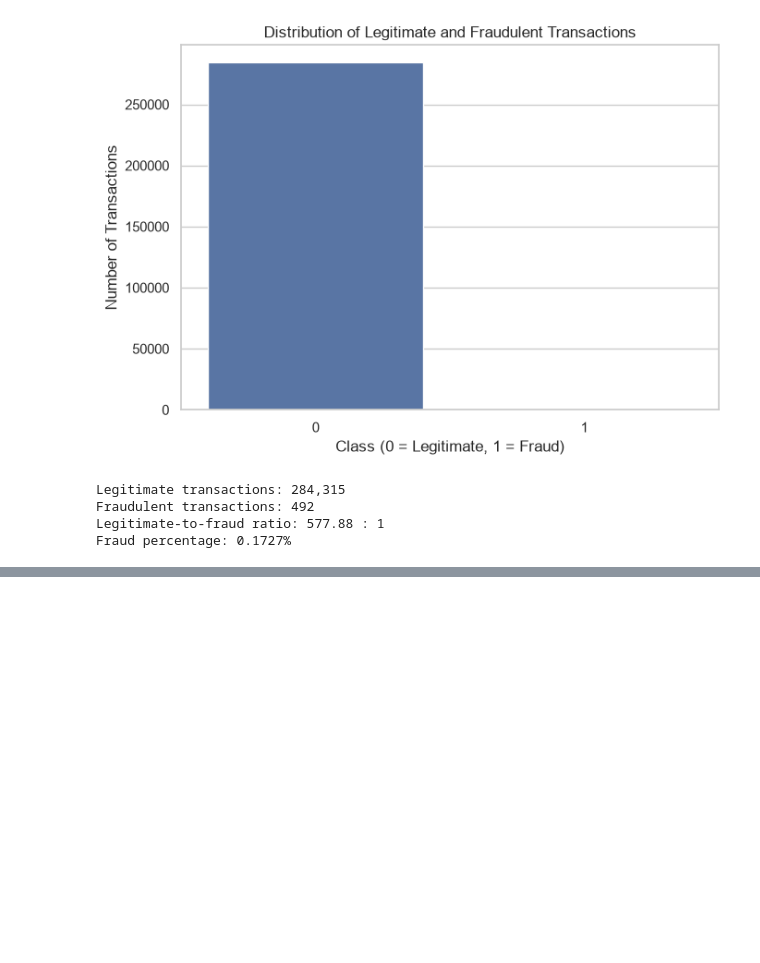
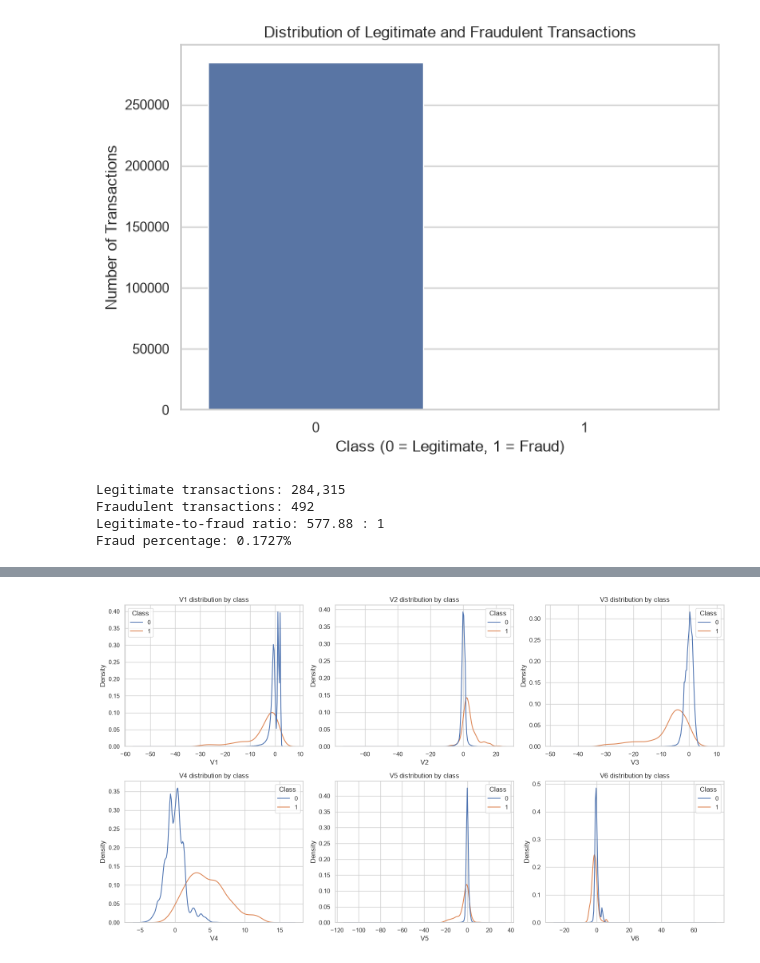
Before and after one commit to Krxna04/AI101, a Jupyter notebook: src/data_exploration.ipynb, the cells around one changed output, grey strips where cells are left out. Saved outputs shown, nothing was run; the diff lists cells and outputs as text; code cells hidden in the pictures; blank space fills up the shorter version.

```diff
--- a/src/data_exploration.ipynb
+++ b/src/data_exploration.ipynb
@@ -215,26 +208,23 @@ plt.show()
 # %%
 # The anonymized features are named V1, V2, ... in the common credit-card dataset.
 v_features = [col for col in df.columns if col.startswith("V")]
 
 if v_features:
     selected_features = v_features[:6]  # Plot a manageable subset first
     fig, axes = plt.subplots(2, 3, figsize=(16, 9))
     axes = axes.flatten()
 
     for ax, feature in zip(axes, selected_features):
         sns.kdeplot(data=df, x=feature, hue="Class", common_norm=False,
                     fill=False, ax=ax)
         ax.set_title(f"{feature} distribution by class")
 
     plt.tight_layout()
-    plt.savefig(
-        "../output/graphs/feature_distributon.png",
-        dpi=300,
-        bbox_inches="tight"
-    )
     plt.show()
 else:
     print("No V1, V2, ... features found.")
+# %% [output]
+[figure, added]
 # %%
 #Conclusion:
 print("EDA checklist")
```
Also changed, not shown: parts of 5 cells of this notebook, 3 other files.
